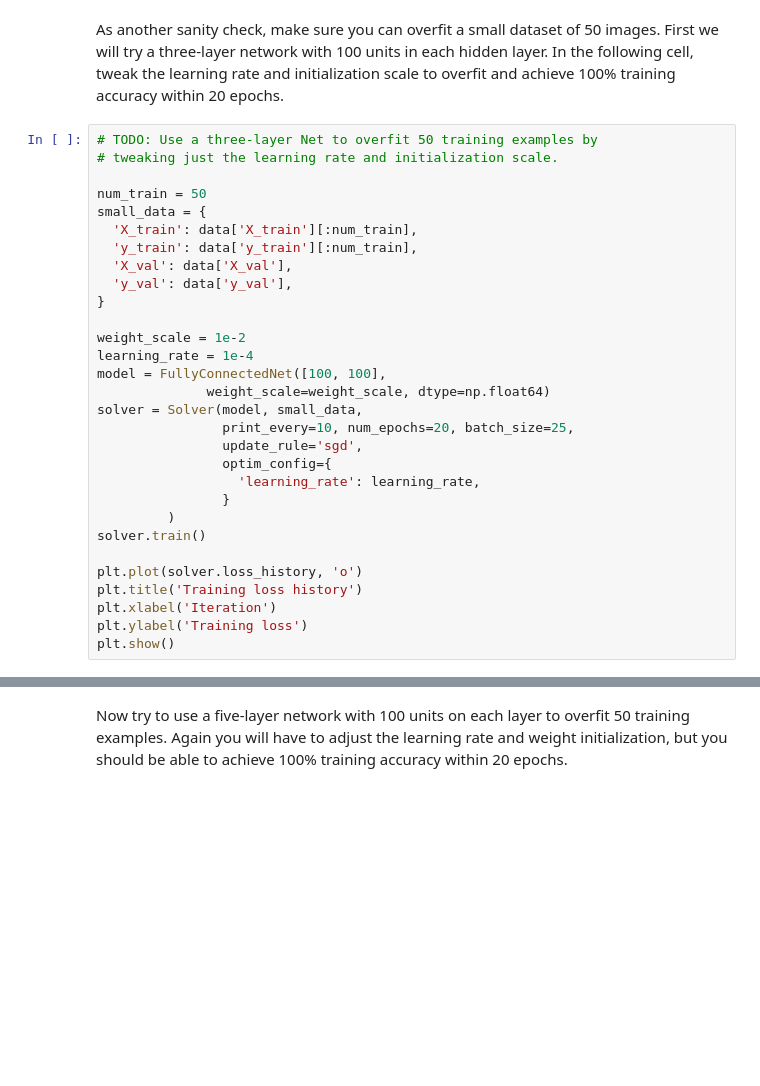
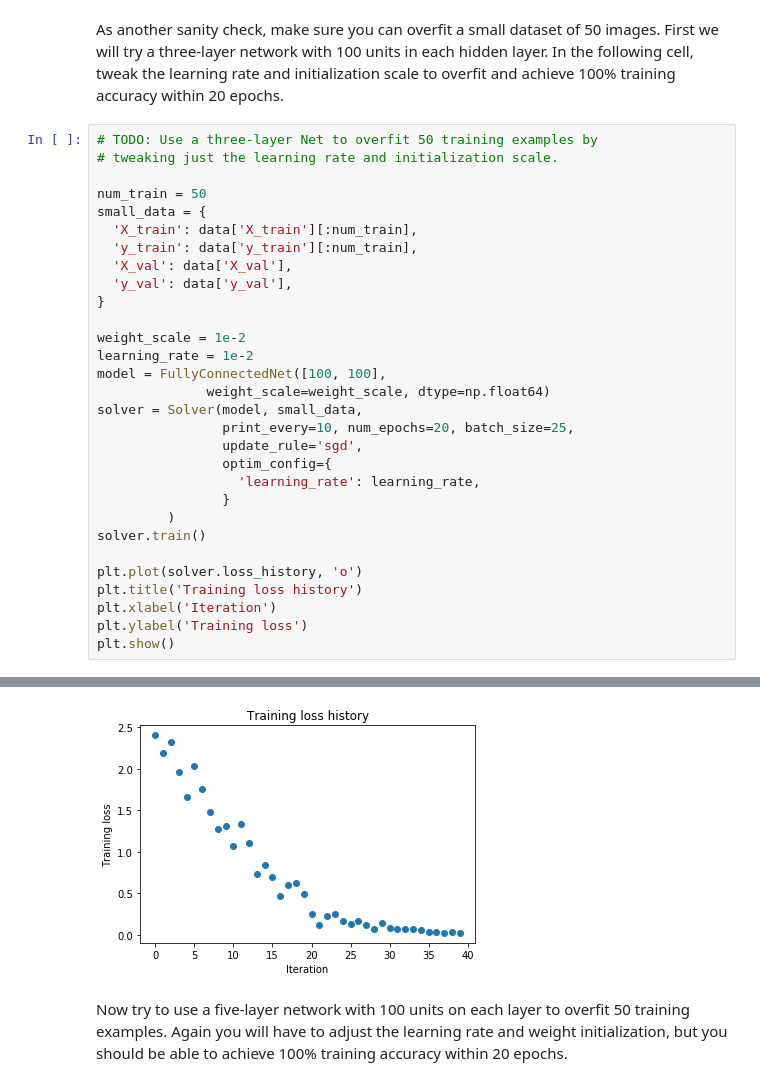
Before and after one commit to Sanster/notes, a Jupyter notebook: cs231/spring1718_assignment2_v2/FullyConnectedNets.ipynb, the cells around one changed output, grey strips where cells are left out. Drawn from its saved outputs; the diff is of its cells as text; blank space fills up the shorter version.

```diff
--- a/cs231/spring1718_assignment2_v2/FullyConnectedNets.ipynb
+++ b/cs231/spring1718_assignment2_v2/FullyConnectedNets.ipynb
@@ -352,7 +448,7 @@ small_data = {
 }
 
 weight_scale = 1e-2
-learning_rate = 1e-4
+learning_rate = 1e-2
 model = FullyConnectedNet([100, 100],
               weight_scale=weight_scale, dtype=np.float64)
 solver = Solver(model, small_data,
@@ -369,3 +465,4 @@ plt.title('Training loss history')
 plt.xlabel('Iteration')
 plt.ylabel('Training loss')
 plt.show()
+# %% [output]
@@ -372,3 +486,4 @@ plt.show()
+[figure, added]
 # %% [markdown]
 Now try to use a five-layer network with 100 units on each layer to overfit 50 training examples. Again you will have to adjust the learning rate and weight initialization, but you should be able to achieve 100% training accuracy within 20 epochs.
 # %%
```
Also changed, not shown: parts of 13 cells of this notebook, 8 other files.
